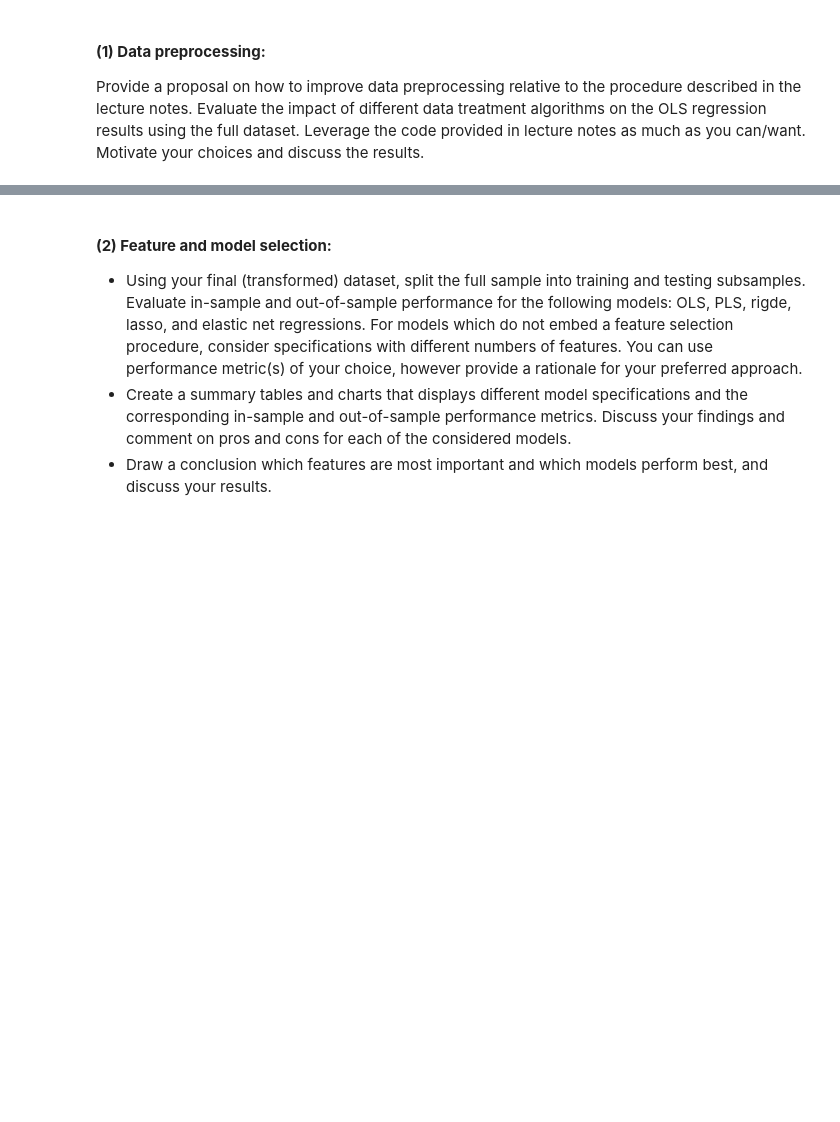
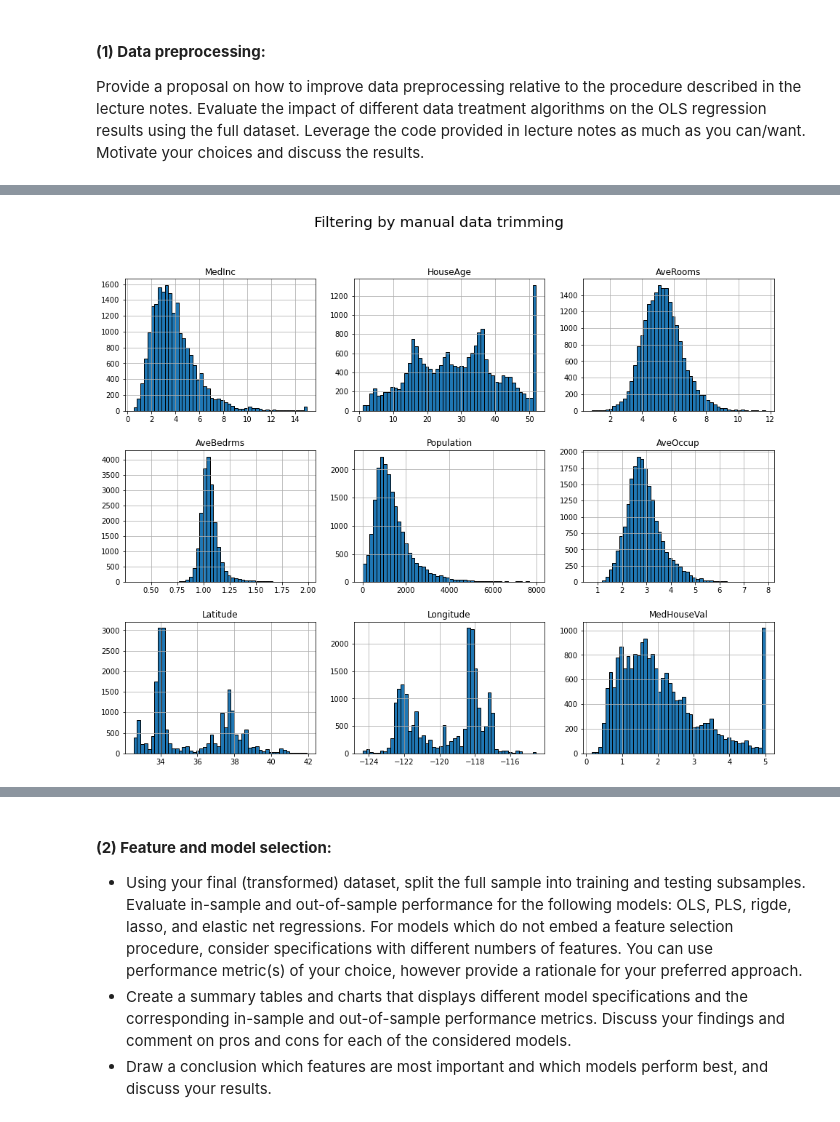
Before and after one commit to brs22/ML-HW-2, a Jupyter notebook: code_new.ipynb, the cells around one changed output, grey strips where cells are left out. Saved outputs shown, nothing was run; the diff lists cells and outputs as text; code cells hidden in the pictures; blank space fills up the shorter version.

```diff
--- a/code_new.ipynb
+++ b/code_new.ipynb
@@ -43,0 +192,7 @@ california_housing = fetch_california_housing()
+# %%
+df_california_housing_manual.hist(figsize=(16, 12), bins=50, edgecolor='black')
+plt.subplots_adjust(hspace=0.3, wspace=0.2)
+plt.suptitle('Filtering by manual data trimming',fontsize=20)
+plt.show()
+# %% [output]
+[figure, added]
```
Also changed, not shown: parts of 84 cells of this notebook.
